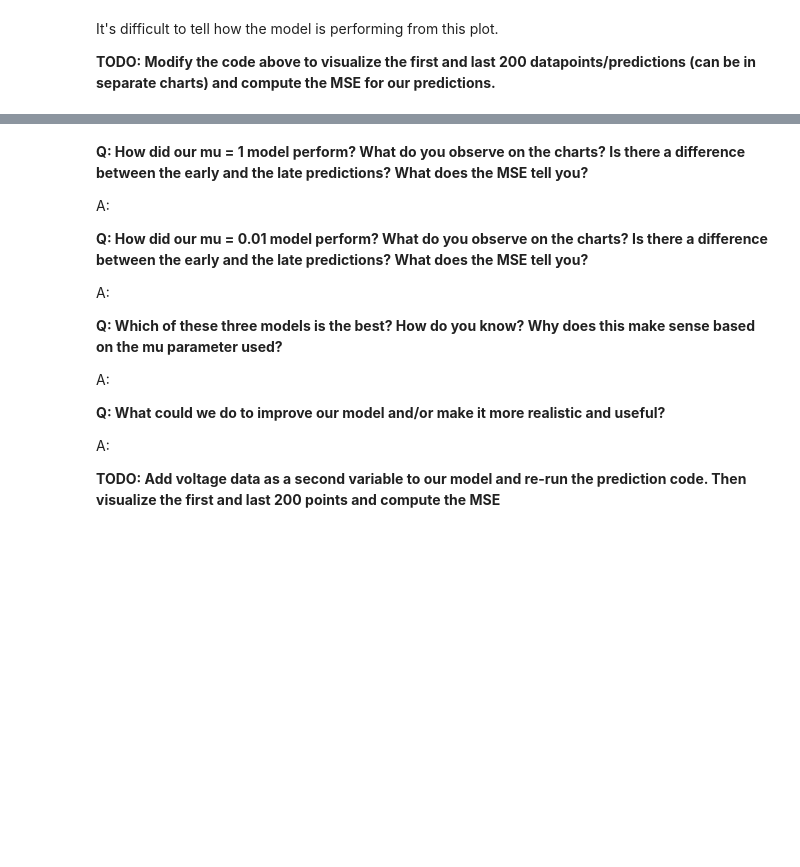
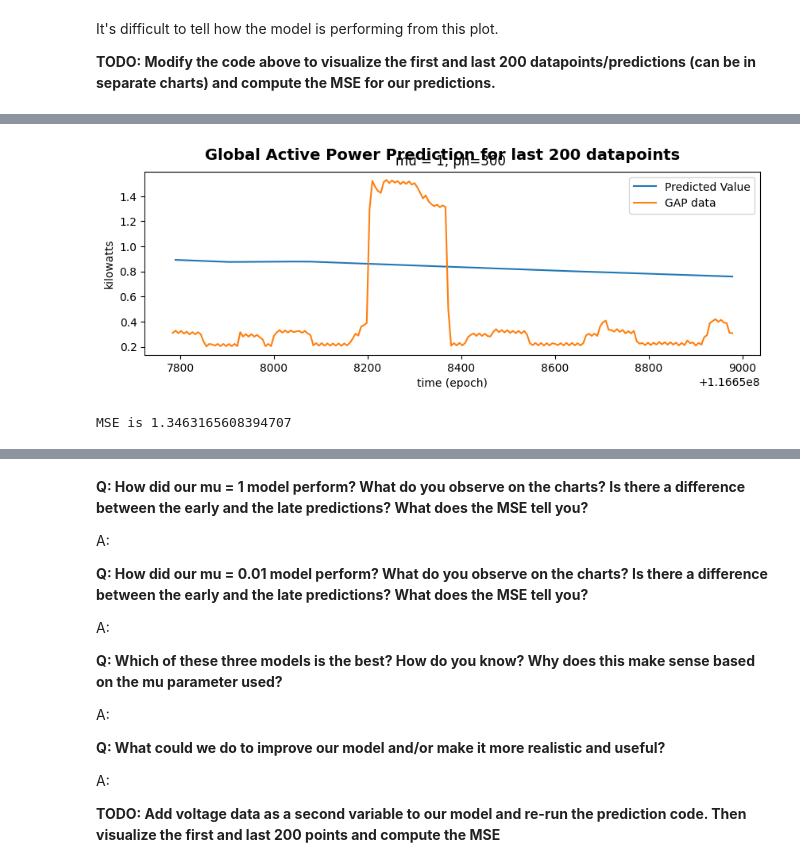
Before and after one commit to santausd/USD-AAI-530-A1-Assignment3.1, a Jupyter notebook: Linear Regression for IoT.ipynb, the cells around one changed output, grey strips where cells are left out. Saved outputs shown, nothing was run; the diff lists cells and outputs as text; code cells hidden in the pictures; blank space fills up the shorter version.

```diff
--- a/Linear Regression for IoT.ipynb
+++ b/Linear Regression for IoT.ipynb
@@ -228,6 +248,14 @@ A:
 # %%
 #Plot last 200 data points/predictions for mu = 1
+startpoint = n_s-200
+lastpoint = n_s
+visualise_results(startpoint, lastpoint, ts, ys, tp_pred, yp_pred, 'for last 200 datapoints')
+# %% [output]
+[figure, added]
 # %%
 #Calculate MSE of predictions for mu = 1
+print("MSE is", mse(ys['Global_active_power'][ph_index:5000+ph_index-1],yp_pred))
+# %% [output]
+MSE is 1.3463165608394707
 # %%
 #Re-run prediction code for mu = 0.01
```
Also changed, not shown: parts of 16 cells of this notebook.
